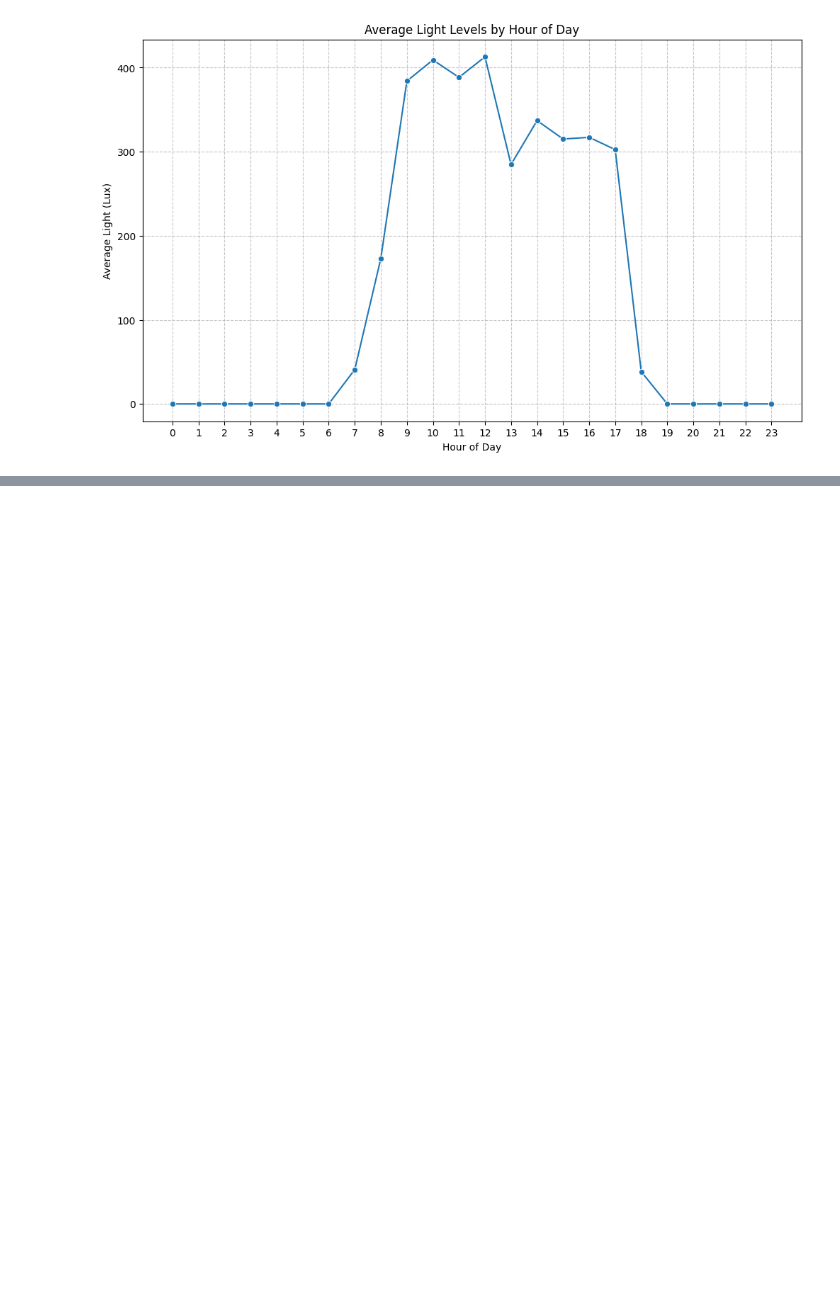
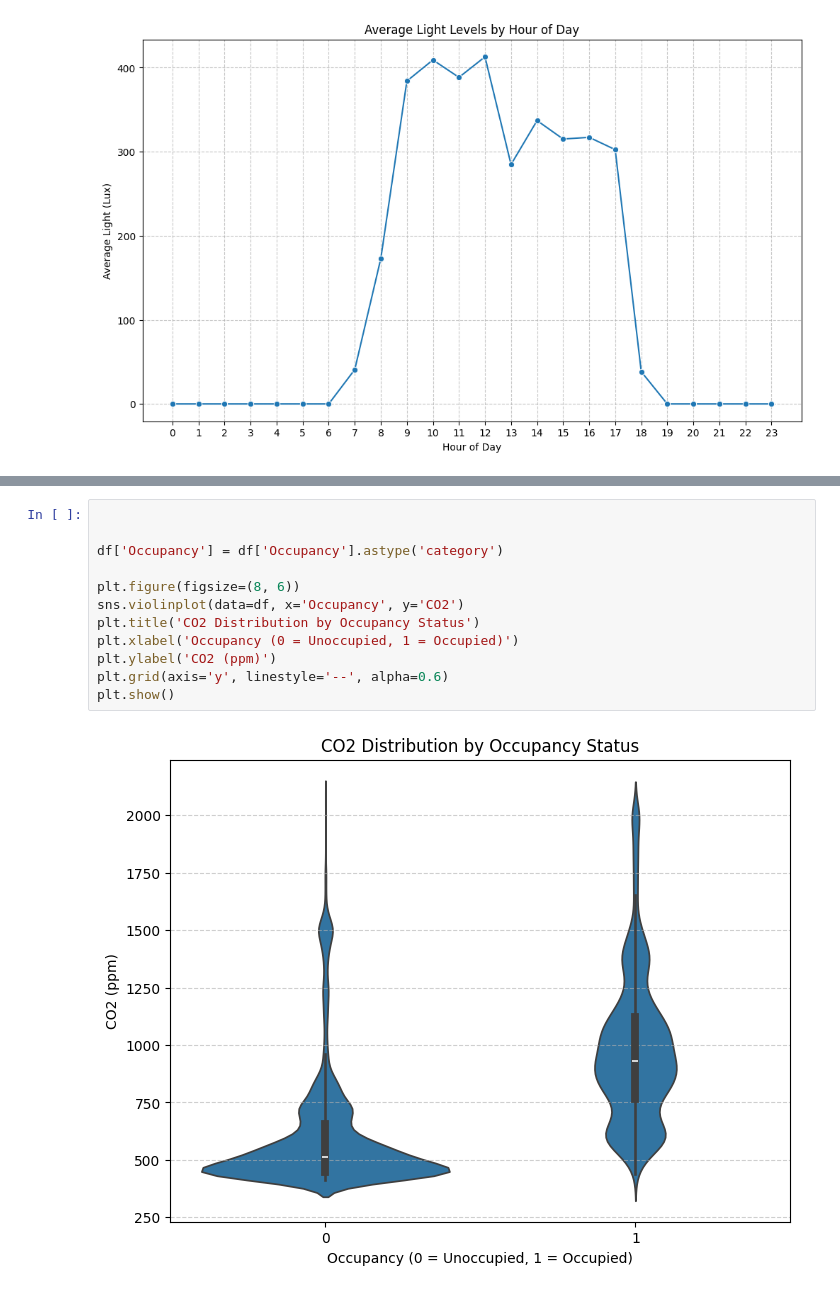
Before and after one commit to NoamShaphir/-MicroClimate, a Jupyter notebook: analysis (1).ipynb, the cells around one changed output, grey strips where cells are left out. Saved outputs shown, nothing was run; the diff lists cells and outputs as text; blank space fills up the shorter version.

```diff
--- a/analysis (1).ipynb
+++ b/analysis (1).ipynb
@@ -800,0 +837,14 @@ plt.show()
+# %%
+
+
+df['Occupancy'] = df['Occupancy'].astype('category')
+
+plt.figure(figsize=(8, 6))
+sns.violinplot(data=df, x='Occupancy', y='CO2')
+plt.title('CO2 Distribution by Occupancy Status')
+plt.xlabel('Occupancy (0 = Unoccupied, 1 = Occupied)')
+plt.ylabel('CO2 (ppm)')
+plt.grid(axis='y', linestyle='--', alpha=0.6)
+plt.show()
+# %% [output]
+[figure, added]
```
Also changed, not shown: parts of 4 cells of this notebook.
